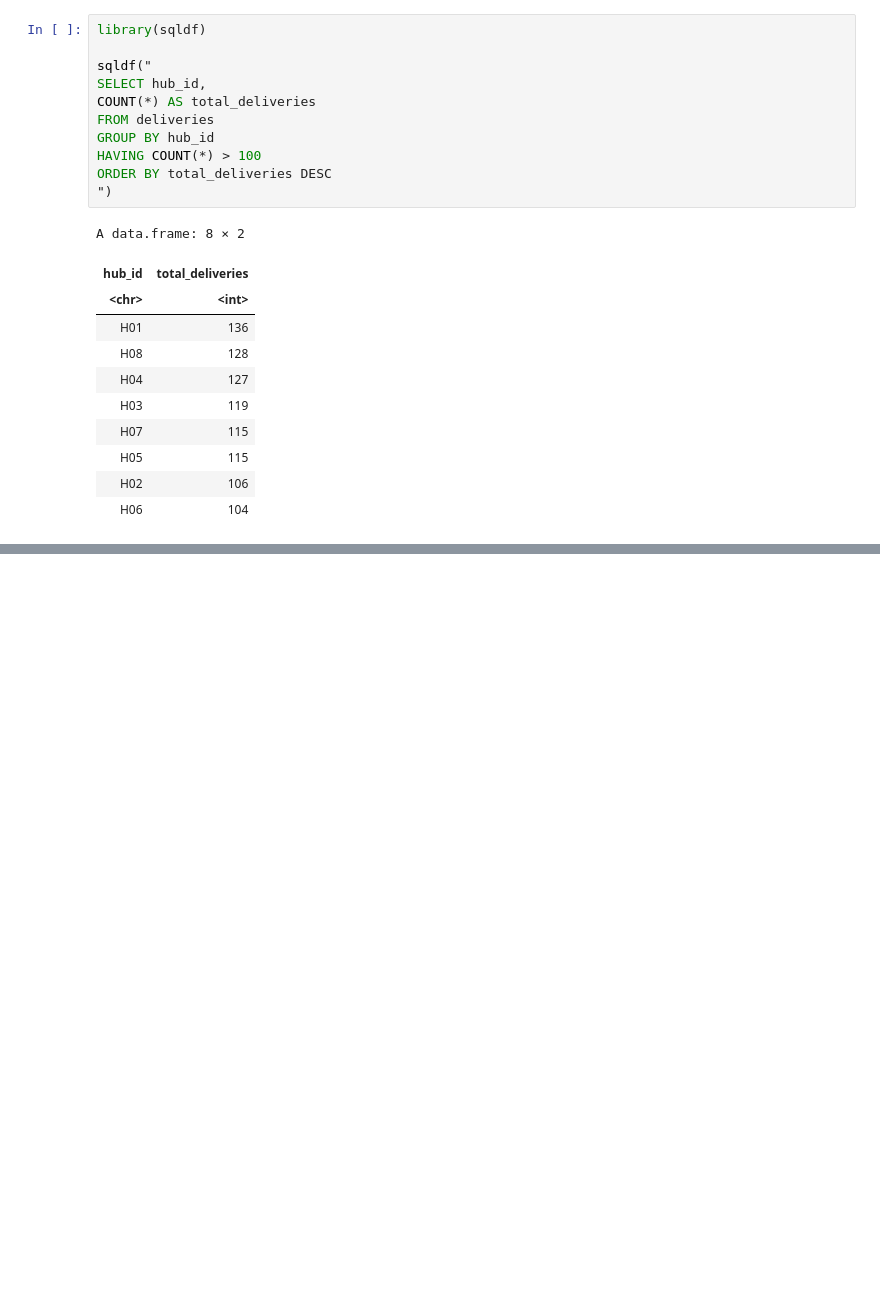
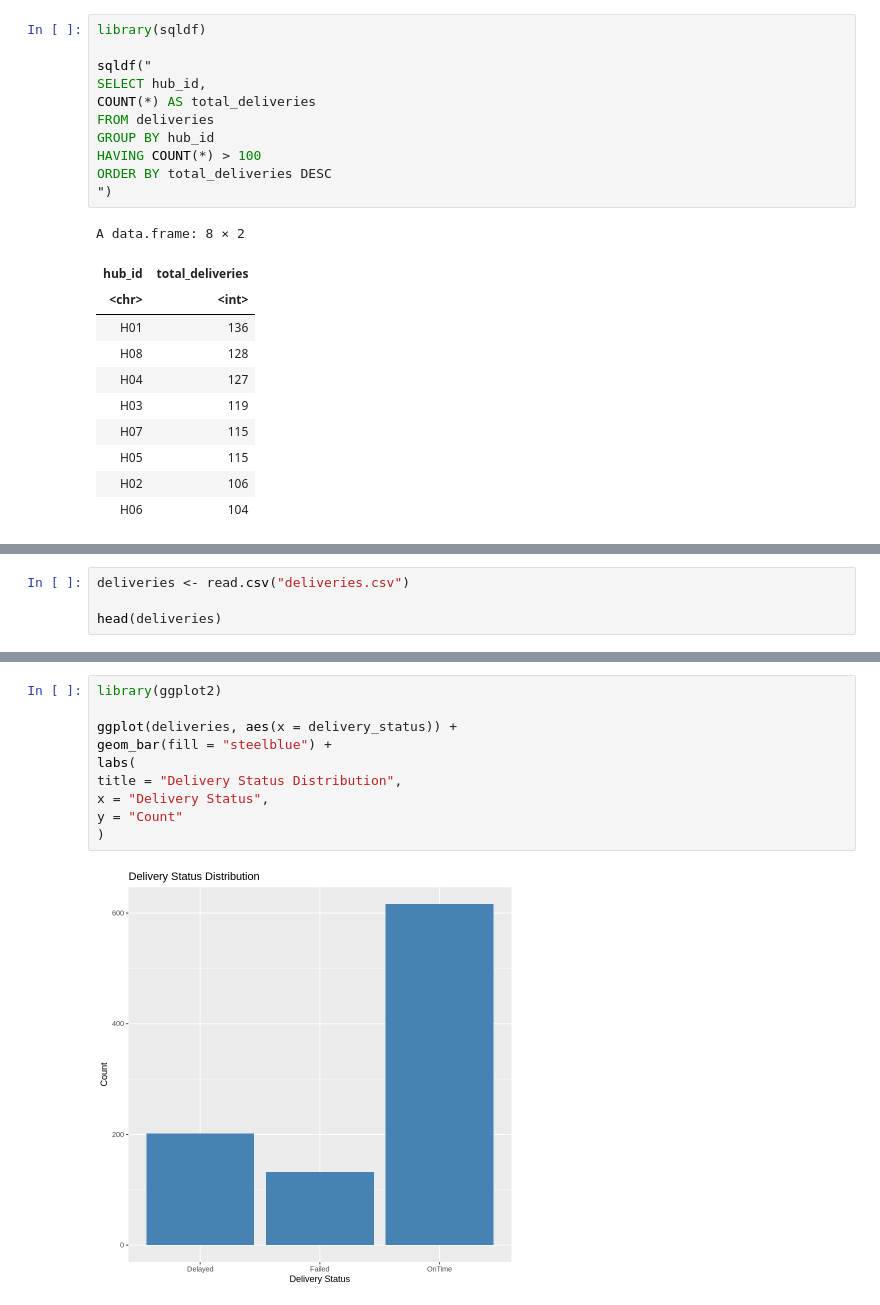
Before and after one commit to logiha/northstar-database-analytics, a Jupyter notebook: NorthStar_SQL_R.ipynb, the cells around one changed output, grey strips where cells are left out. Saved outputs shown, nothing was run; the diff lists cells and outputs as text; blank space fills up the shorter version.

```diff
--- a/NorthStar_SQL_R.ipynb
+++ b/NorthStar_SQL_R.ipynb
@@ -634,0 +547,4 @@ A data.frame: 8 × 2
+# %%
+deliveries <- read.csv("deliveries.csv")
+
+head(deliveries)
@@ -634,0 +561,12 @@ A data.frame: 8 × 2
+# %%
+library(ggplot2)
+
+ggplot(deliveries, aes(x = delivery_status)) +
+geom_bar(fill = "steelblue") +
+labs(
+title = "Delivery Status Distribution",
+x = "Delivery Status",
+y = "Count"
+)
+# %% [output]
+[figure, added]
```
Also changed, not shown: parts of 10 cells of this notebook.
